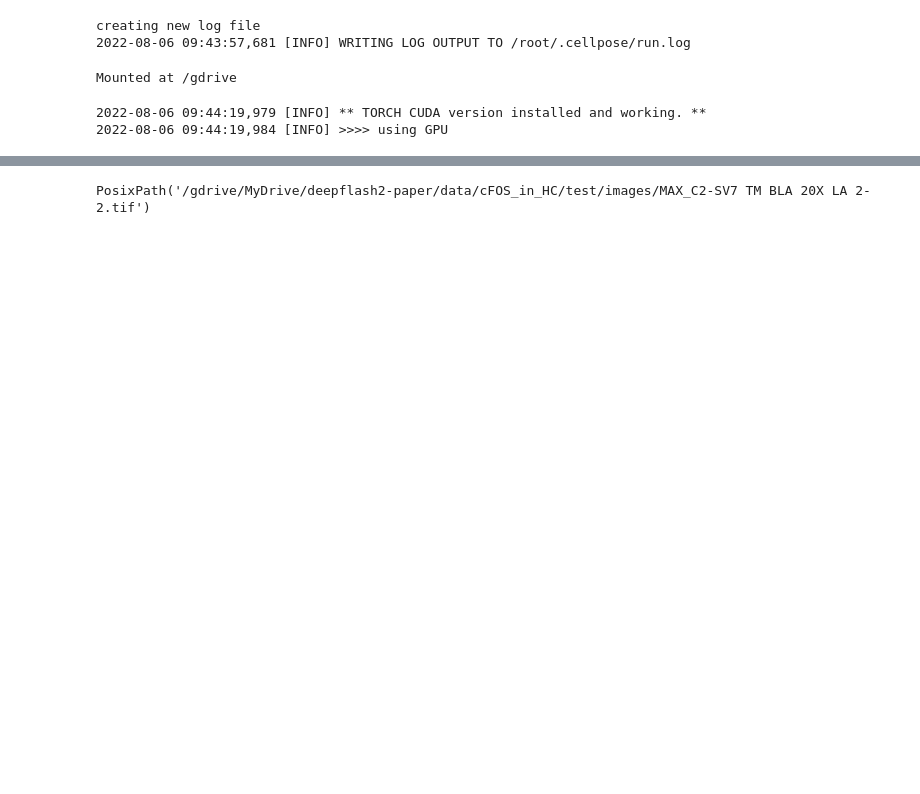
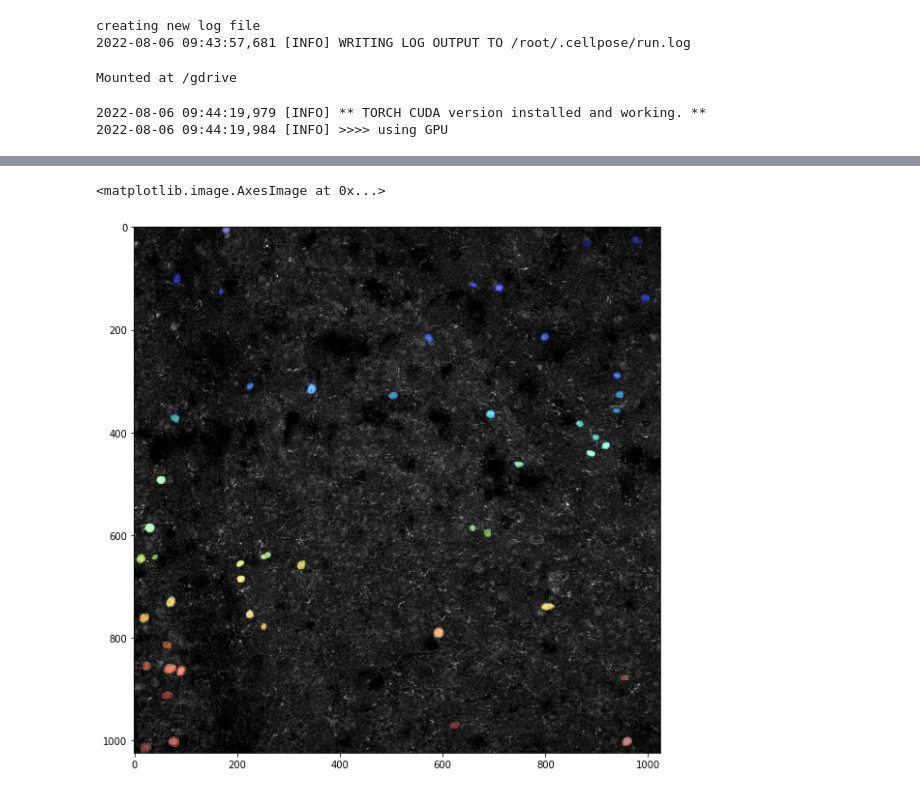
Before and after one commit to Ashu156/Image-Processing, a Jupyter notebook: cFos_segmentation_deepflash2.ipynb, the cells around one changed output, grey strips where cells are left out. Cells and saved outputs as stored; diff of their text form; code cells hidden in the pictures; blank space fills up the shorter version.

```diff
--- a/cFos_segmentation_deepflash2.ipynb
+++ b/cFos_segmentation_deepflash2.ipynb
@@ -173,4 +154,10 @@ Using fine tuned model
-# %%
-instance_masks_path/f'{i
-# %% [output]
-PosixPath('/gdrive/MyDrive/deepflash2-paper/data/cFOS_in_HC/test/images/MAX_C2-SV7 TM BLA 20X LA 2-2.tif')
+# %%
+from skimage import io
+image = io.imread('/gdrive/MyDrive/deepflash2-paper/data/cFOS_in_HC/test/images/MAX_C2-SV7 TM BLA 20X LA 1-2.tif')
+# %%
+fig, axs = plt.subplots(1, 1, figsize=(10, 10))
+plt.imshow(image, cmap = 'gray')
+plt.imshow(masks[11], cmap = 'jet', alpha=0.5*(masks[11]>0))
+# %% [output]
+<matplotlib.image.AxesImage at 0x...>
+[figure, added]
```
Also changed, not shown: parts of 1 cell of this notebook.
